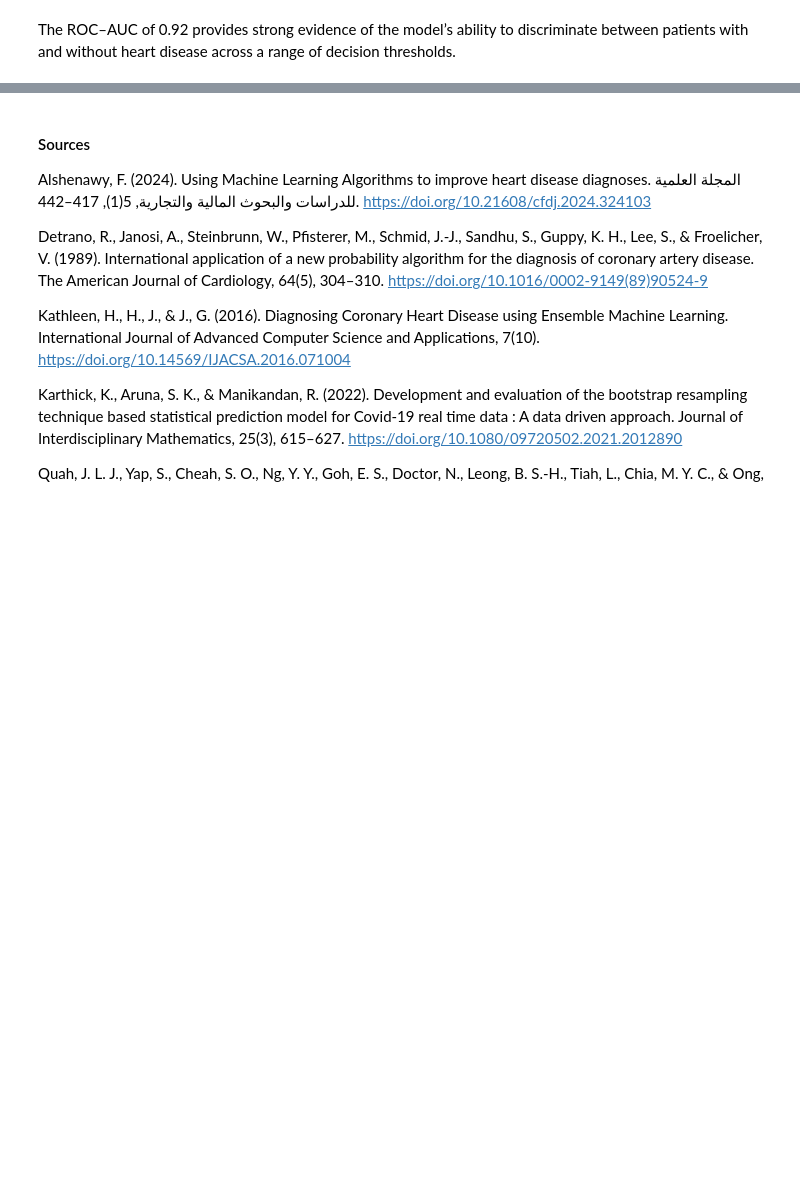
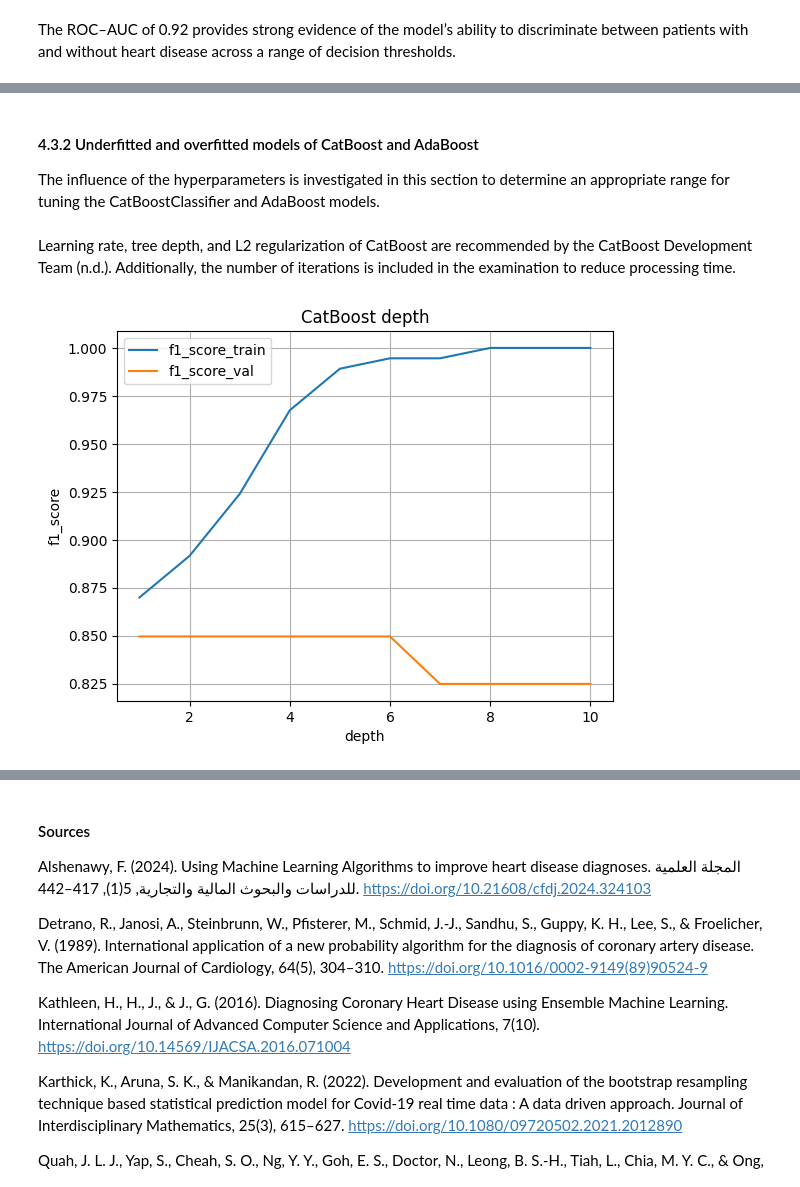
Before and after one commit to micheleishere/CO2, a Jupyter notebook: Project_CO2_main.ipynb, the cells around one changed output, grey strips where cells are left out. Cells and saved outputs as stored; diff of their text form; code cells hidden in the pictures; blank space fills up the shorter version.

```diff
--- a/Project_CO2_main.ipynb
+++ b/Project_CO2_main.ipynb
@@ -925,0 +992,3 @@ The ROC–AUC of 0.92 provides strong evidence of the model’s ability to discr
+# %% [markdown]
+#### 4.3.2 Underfitted and overfitted models of CatBoost and AdaBoost
+The influence of the hyperparameters is investigated in this section to determine an appropriate range for tuning the CatBoostClassifier and AdaBoost models.
@@ -925,0 +997,26 @@ The ROC–AUC of 0.92 provides strong evidence of the model’s ability to discr
+# %% [markdown]
+Learning rate, tree depth, and L2 regularization of CatBoost are recommended by the CatBoost Development Team (n.d.). Additionally, the number of iterations is included in the examination to reduce processing time.
+# %%
+# CatBoost depth
+f1_score_train = []
+f1_score_val = []
+r = range(1,11)
+for x in r:
+    cat = CatBoostClassifier(depth = x, logging_level ='Silent')
+    cat.fit(train_X,train_y)
+    cat_train = cat.predict(train_X)
+    cat_val = cat.predict(validation_X)
+    f1_score_train.append(f1_score(train_y, cat_train, average='macro'))
+    f1_score_val.append(f1_score(validation_y, cat_val, average='macro'))
+
+
+cat_result = {"depth" : r, "f1_score_train" : f1_score_train, "f1_score_val" : f1_score_val}
+
+cat_result_df = pd.DataFrame(cat_result)
+cat_result_df.plot(x="depth")
+plt.title("CatBoost depth")
+plt.ylabel("f1_score")
+plt.grid(True)
+plt.show()
+# %% [output]
+[figure, added]
```
Also changed, not shown: parts of 51 cells of this notebook.
